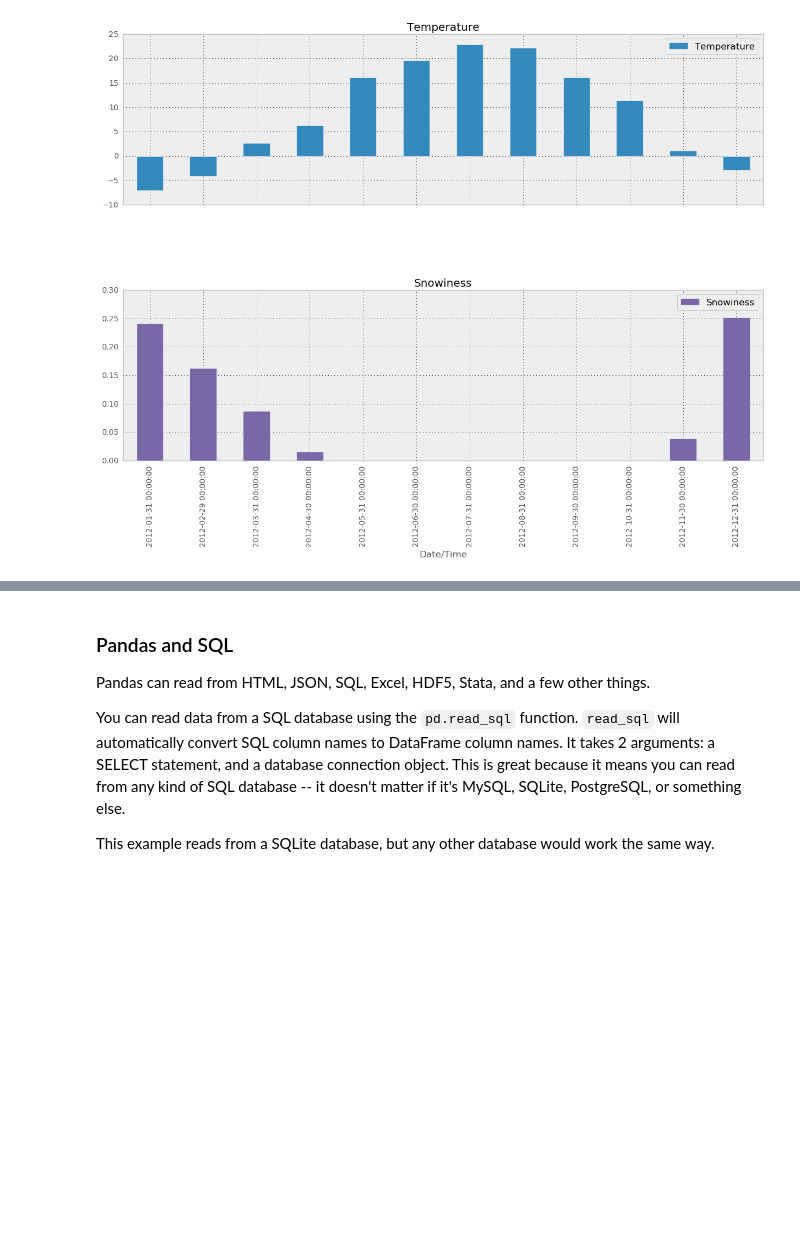
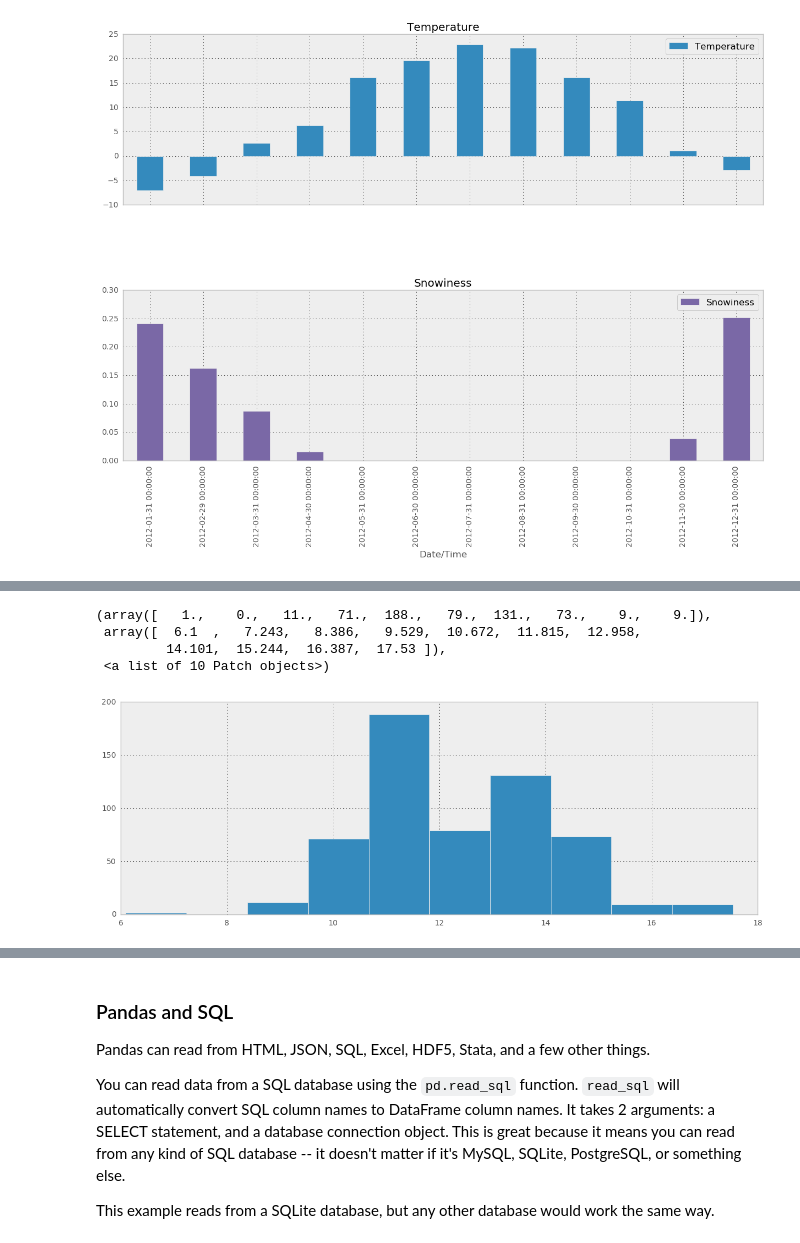
Before and after one commit to andrgig/Data-Science-for-Management, a Jupyter notebook: Python Course for Data Science.ipynb, the cells around one changed output, grey strips where cells are left out. Drawn from its saved outputs; the diff is of its cells as text; code cells hidden in the pictures; blank space fills up the shorter version.

```diff
--- a/Python Course for Data Science.ipynb
+++ b/Python Course for Data Science.ipynb
@@ -2107,0 +2336,8 @@ array([<matplotlib.axes._subplots.AxesSubplot object at 0x...>,
+# %%
+plt.hist(olives.palmitic)
+# %% [output]
+(array([   1.,    0.,   11.,   71.,  188.,   79.,  131.,   73.,    9.,    9.]),
+ array([  6.1  ,   7.243,   8.386,   9.529,  10.672,  11.815,  12.958,
+         14.101,  15.244,  16.387,  17.53 ]),
+ <a list of 10 Patch objects>)
+[figure, added]
```
Also changed, not shown: parts of 60 cells of this notebook, 2 other files.
